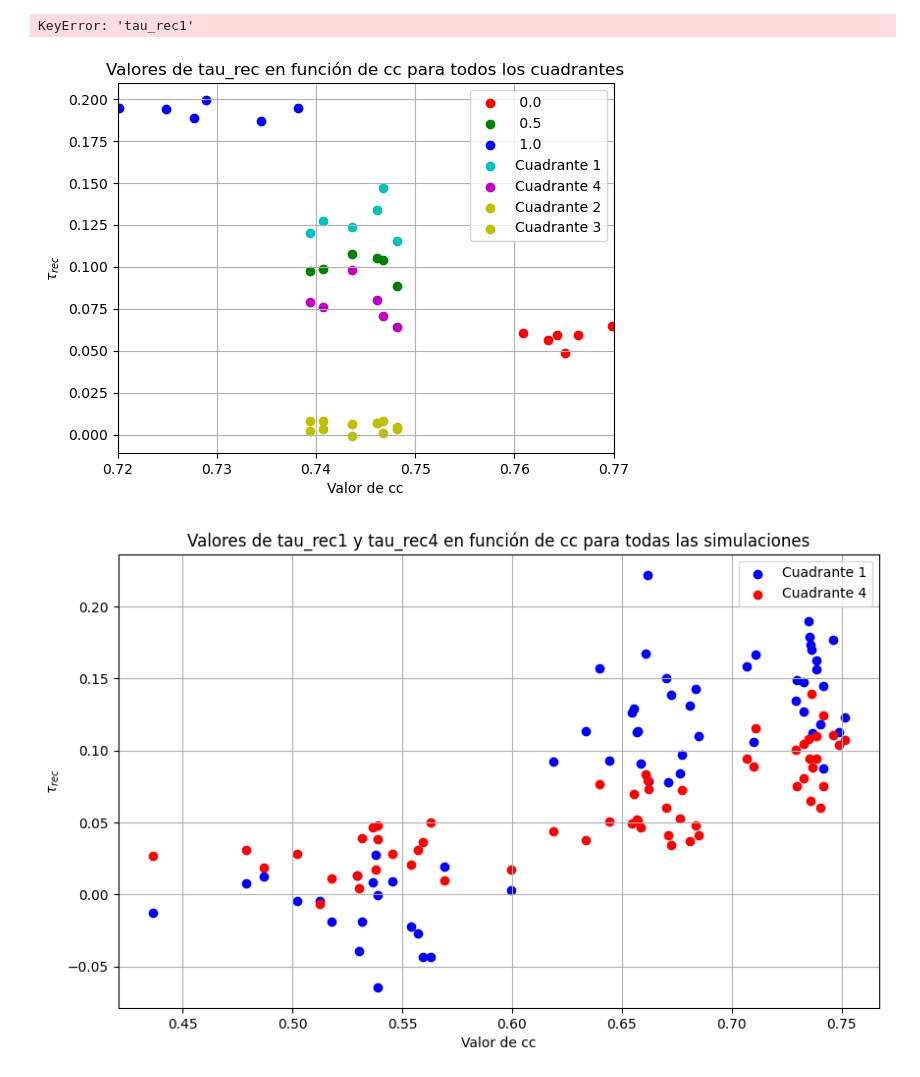
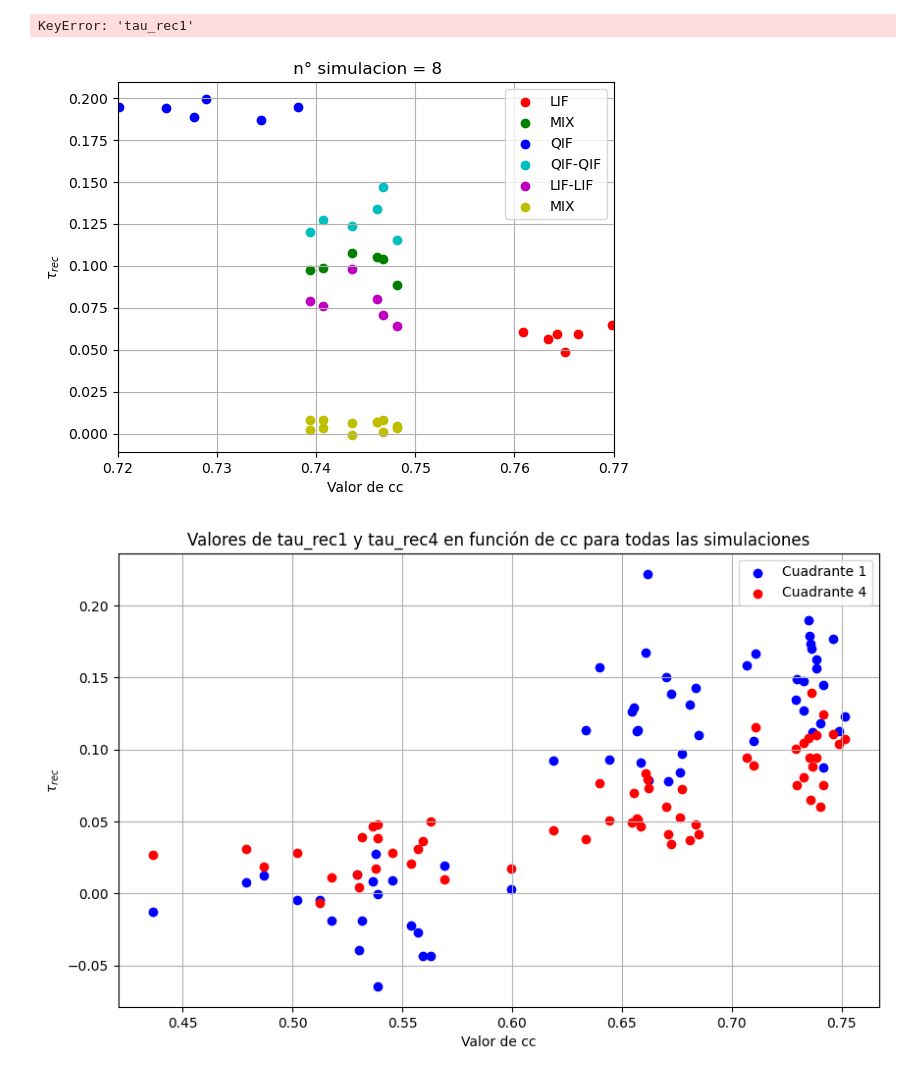
Before and after one commit to acevedomartina/Tesis_2024, a Jupyter notebook: Dos_frecuencias/dos_frec_analisis.ipynb, the cells around one changed output. Drawn from its saved outputs; the diff is of its cells as text; code cells hidden in the pictures.

```diff
--- a/Dos_frecuencias/dos_frec_analisis.ipynb
+++ b/Dos_frecuencias/dos_frec_analisis.ipynb
@@ -479,8 +479,15 @@ for j in  range(len(numeros_sim)):
         tau_rec_values = data_pqif['tau_rec']
         cc_values = data_pqif['cc']
 
+        if pqif_value == 0:
+            label = 'LIF'
+        elif pqif_value == 0.5:
+            label = 'MIX'
+        elif pqif_value == 1:
+            label = 'QIF'
+
         # Graficar tau_rec vs cc para este valor de 'pqif'
-        plt.scatter(cc_values, tau_rec_values, label=f' {pqif_value}', color=colores[i])
+        plt.scatter(cc_values, tau_rec_values, label=label, color=colores[i])
         plt.title(f' n° simulacion = {num_sim}')
 
 
@@ -527,39 +534,40 @@ for num_sim in simulations:
         _, tau_rec4, _, _, _ = motifs(cuadrante4, N/2)
 
         # Guardar los valores de tau_rec y cc para cada cuadrante
         tau_rec_cuadrante1.append(tau_rec1)
         tau_rec_cuadrante2.append(tau_rec2)
         tau_rec_cuadrante3.append(tau_rec3)
         tau_rec_cuadrante4.append(tau_rec4)
 
         # Obtener los valores de cc para esta semilla desde el archivo de resultados
         nombre_archivo = f'simulacion_{num_sim}/simulacion_{num_sim}_resultados.csv'
         data = pd.read_csv(nombre_archivo)
         data_select = data[(data['pqif'] == 0.5) & (data['nloop'] == 10) & (data['seed'] == k)]
         cc_values.append(data_select['cc'].values[0])
 
 # Convertir las listas a arrays de numpy para facilitar el manejo de los datos
 tau_rec_cuadrante1 = np.array(tau_rec_cuadrante1)
 tau_rec_cuadrante2 = np.array(tau_rec_cuadrante2)
 tau_rec_cuadrante3 = np.array(tau_rec_cuadrante3)
 tau_rec_cuadrante4 = np.array(tau_rec_cuadrante4)
 cc_values = np.array(cc_values)
 
 # Graficar tau_rec para todos los cuadrantes en función de cc
-plt.scatter(cc_values, tau_rec_cuadrante1, color='c', label='Cuadrante 1')
-plt.scatter(cc_values, tau_rec_cuadrante4, color='m', label='Cuadrante 4')
-plt.scatter(cc_values, tau_rec_cuadrante2, color='y', label='Cuadrante 2')
-plt.scatter(cc_values, tau_rec_cuadrante3, color='y', label='Cuadrante 3')
+# Graficar tau_rec para todos los cuadrantes en función de cc
+plt.scatter(cc_values, tau_rec_cuadrante1, color='c', label='QIF-QIF')
+plt.scatter(cc_values, tau_rec_cuadrante4, color='m', label='LIF-LIF')
+plt.scatter(cc_values, tau_rec_cuadrante2, color='y', label='MIX')
+plt.scatter(cc_values, tau_rec_cuadrante3, color='y')
+
 plt.xlim(0.72, 0.77)
 # Etiquetas y leyenda
 plt.xlabel('Valor de cc')
 plt.ylabel(r'$\tau_{rec}$')
 plt.legend()
 plt.grid(True)
-plt.title('Valores de tau_rec en función de cc para todos los cuadrantes')
 plt.show()
 # %% [output]
-[figure, old version]
+[figure, new version]
 # %%
 import pandas as pd
 import numpy as np
```
Also changed, not shown: parts of 16 cells of this notebook, 35 other files.
